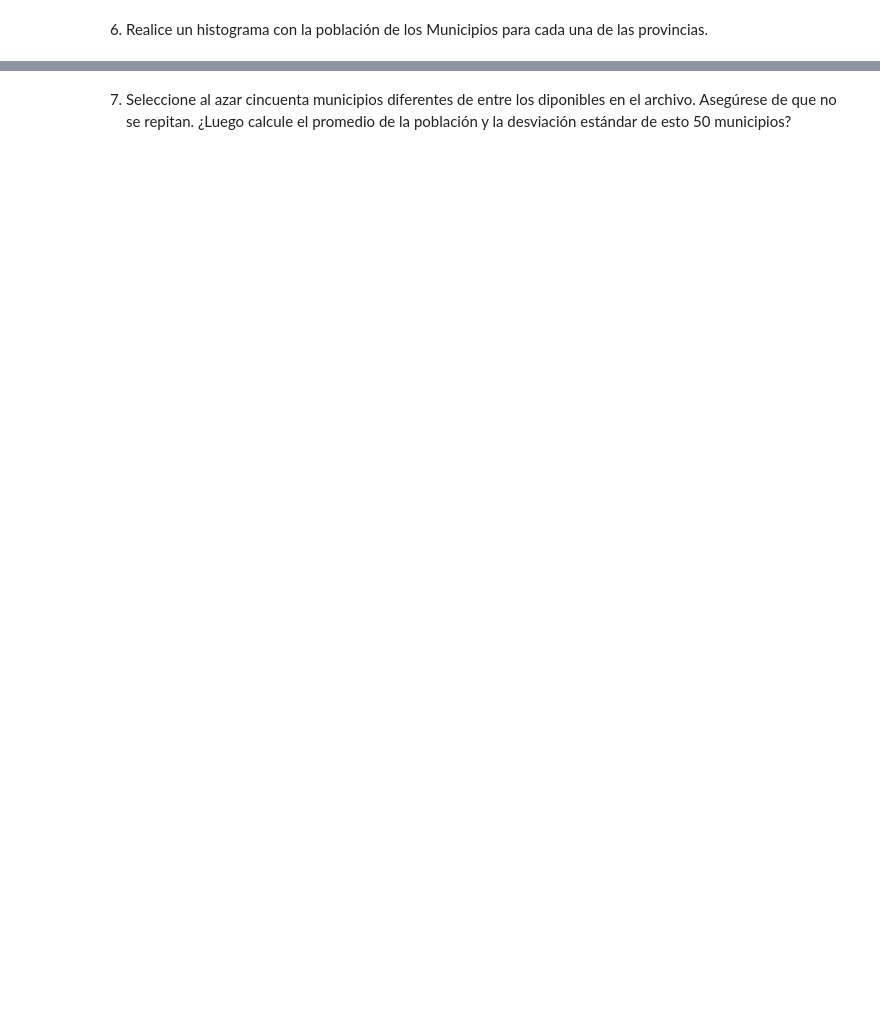
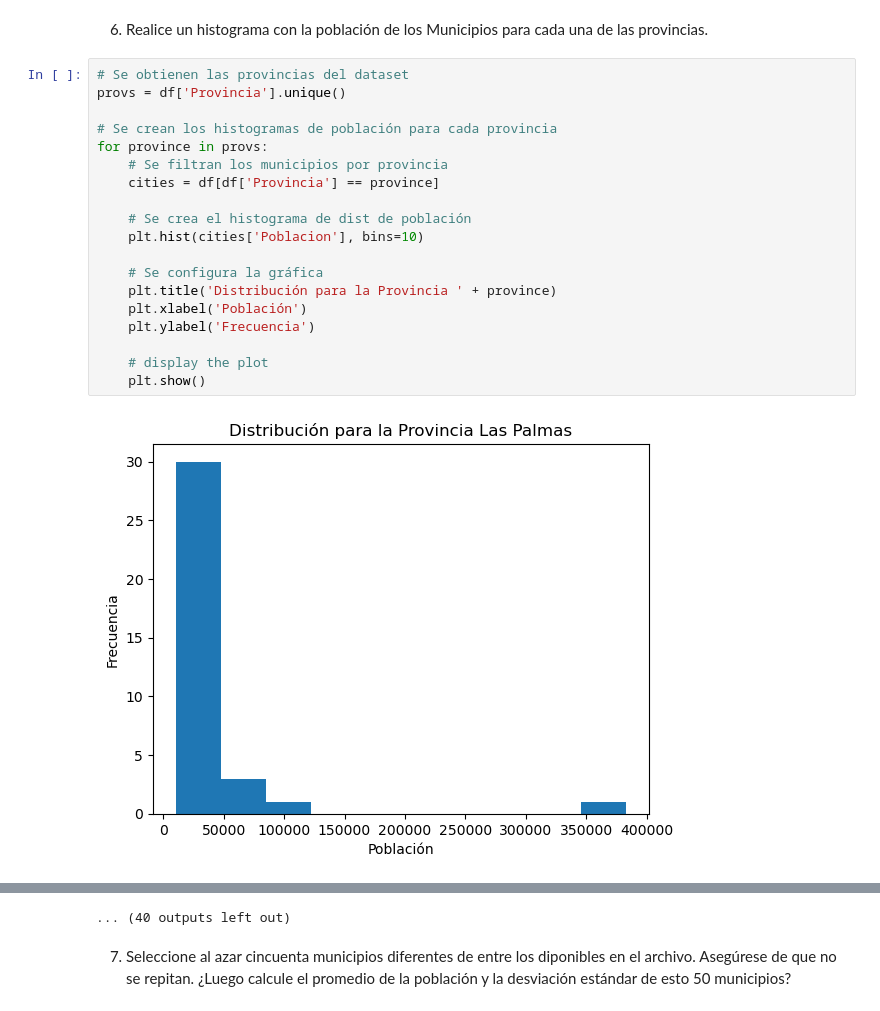
Before and after one commit to carlosopr/g-labs, a Jupyter notebook: lab03/lab03.ipynb, the cells around one changed output, grey strips where cells are left out. Cells and saved outputs as stored; diff of their text form; blank space fills up the shorter version.

```diff
--- a/lab03/lab03.ipynb
+++ b/lab03/lab03.ipynb
@@ -138,2 +233,23 @@ b) ¿Qué posición ocupa Granada en el ranking de las ciudades más pobladas?
 # %% [markdown]
 6. Realice un histograma con la población de los Municipios para cada una de las provincias.
+# %%
+# Se obtienen las provincias del dataset
+provs = df['Provincia'].unique()
+
+# Se crean los histogramas de población para cada provincia
+for province in provs:
+    # Se filtran los municipios por provincia
+    cities = df[df['Provincia'] == province]
+
+    # Se crea el histograma de dist de población
+    plt.hist(cities['Poblacion'], bins=10)
+
+    # Se configura la gráfica
+    plt.title('Distribución para la Provincia ' + province)
+    plt.xlabel('Población')
+    plt.ylabel('Frecuencia')
+
+    # display the plot
+    plt.show()
+# %% [output]
+[figure, added]
@@ -140,2 +267,3 @@ b) ¿Qué posición ocupa Granada en el ranking de las ciudades más pobladas?
+... (40 outputs left out)
 # %% [markdown]
 7. Seleccione al azar cincuenta municipios diferentes de entre los diponibles en el archivo. Asegúrese de que no se repitan. ¿Luego calcule el promedio de la población y la desviación estándar de esto 50 municipios?
```
Also changed, not shown: parts of 17 cells of this notebook, 1 other file.
